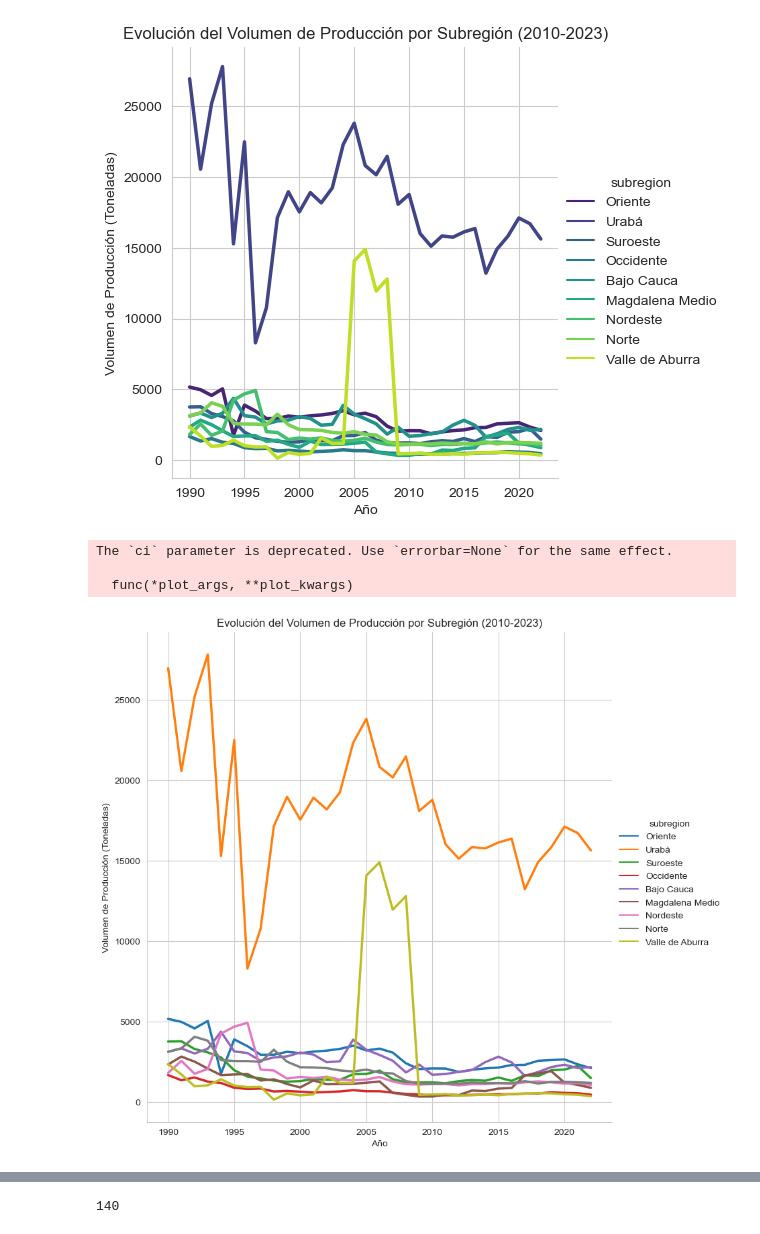
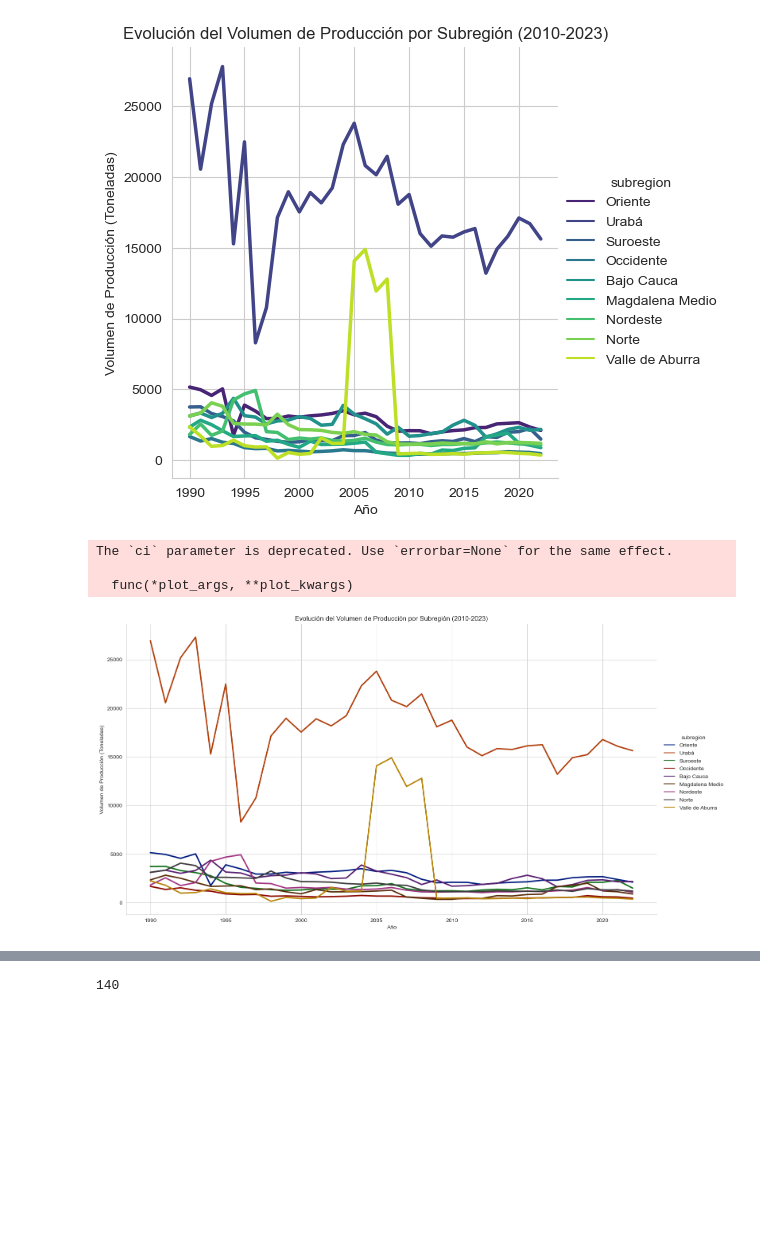
Before and after one commit to federr-gh/Produccion-agricola-datascience, a Jupyter notebook: produccion-agricola.ipynb, the cells around one changed output, grey strips where cells are left out. Cells and saved outputs as stored; diff of their text form; code cells hidden in the pictures; blank space fills up the shorter version.

```diff
--- a/produccion-agricola.ipynb
+++ b/produccion-agricola.ipynb
@@ -213,30 +213,30 @@ The `ci` parameter is deprecated. Use `errorbar=None` for the same effect.
 # %%
 grafico = sns.relplot(
     x='anio',
     y='volumen_produccion',
     data=df,
     hue='subregion',
     kind='line',
     height=8,  # Altura en pulgadas
-    #aspect=1.8,  # Relación ancho/alto
-    #palette=,  # Mejor esquema de colores
+    aspect=1.8,  # Relación ancho/alto
+    palette='dark',  # Mejor esquema de colores
     linewidth=2.5,
     ci=None,  # Elimina intervalo de confianza si no es necesario
     legend='full'
 )
 
 # Personalización avanzada
 grafico.set(
     title='Evolución del Volumen de Producción por Subregión (2010-2023)',
     xlabel='Año',
     ylabel='Volumen de Producción (Toneladas)'
 )
 plt.show()
 # %% [output]
 The `ci` parameter is deprecated. Use `errorbar=None` for the same effect.
 
   func(*plot_args, **plot_kwargs)
-[figure, old version]
+[figure, new version]
 # %%
 df[(df['subregion']=='Oriente') | (df['subregion']=='Urabá')]
 # %% [output]
```
Also changed, not shown: parts of 2 cells of this notebook.
